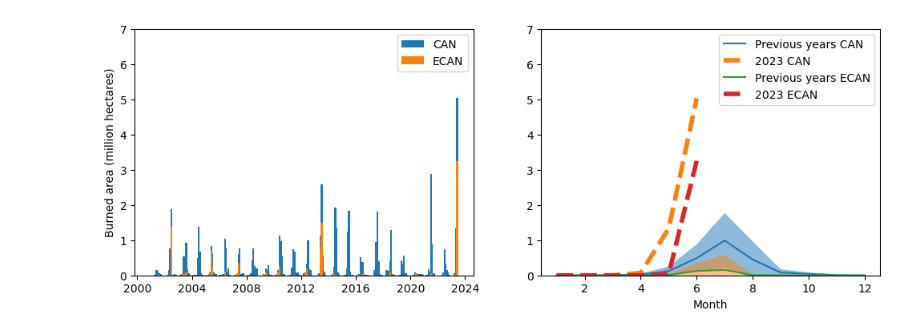
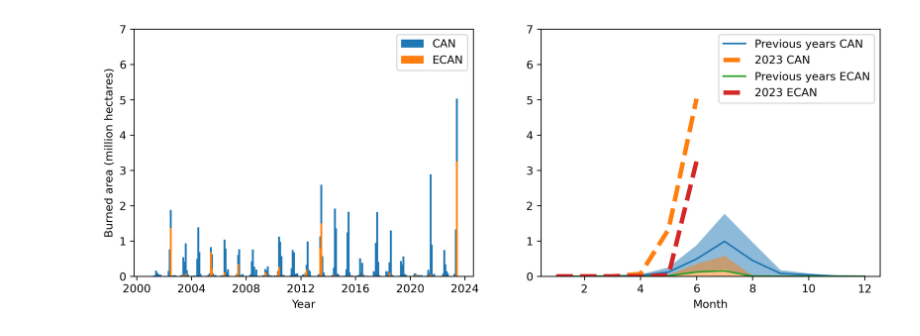
Before and after one commit to jinmuluo/ABCI, a Jupyter notebook: CanadianWilffire/BurnedAreaTrend.ipynb, the cells around one changed output. Cells and saved outputs as stored; diff of their text form; code cells hidden in the pictures.

```diff
--- a/CanadianWilffire/BurnedAreaTrend.ipynb
+++ b/CanadianWilffire/BurnedAreaTrend.ipynb
@@ -15,28 +15,30 @@ ecDataset2.index.names = ['Month']
 cDataset2 = cDataset.pivot_table(index=dates.month, columns=dates.year, values='count')
 cDataset2.index.names = ['Month']
 # %%
-fig,ax = plt.subplots(1, 2, figsize=(12, 4))
+fig,ax = plt.subplots(1, 2, dpi=300, figsize=(12, 4))
 ax[0].bar(ecDataset.index, cDataset['count']*500*500/10000/1e6, width=50, label='CAN')
 ax[0].bar(ecDataset.index, ecDataset['count']*500*500/10000/1e6, width=50, label='ECAN')
 ax[0].set_ylim(0, 7)
 ax[0].set_ylabel('Burned area (million hectares)')
+ax[0].set_xlabel('Year')
 ax[0].legend()
 
 c_mean = cDataset2.loc[:, 2001:2022].mean(axis=1)*500*500/10000/1e6
 c_std = cDataset2.loc[:, 2001:2022].std(axis=1)*500*500/10000/1e6
 c_mean.plot(ax=ax[1], legend=False, label='Previous years CAN')
 (cDataset2[2023]*500*500/10000/1e6).plot(ax=ax[1],  label='2023 CAN', style='--', linewidth=4.0)
 ax[1].fill_between(c_mean.index,c_mean.values - c_std.values, c_mean.values + c_std.values, alpha=0.5)
 
 ec_mean = ecDataset2.loc[:, 2001:2022].mean(axis=1)*500*500/10000/1e6
 ec_std = ecDataset2.loc[:, 2001:2022].std(axis=1)*500*500/10000/1e6
 ec_mean.plot(ax=ax[1], legend=False, label='Previous years ECAN')
 (ecDataset2[2023]*500*500/10000/1e6).plot(ax=ax[1],  label='2023 ECAN', style='--', linewidth=4.0)
 ax[1].fill_between(ec_mean.index,ec_mean.values - ec_std.values, ec_mean.values + ec_std.values, alpha=0.5)
 ax[1].set_ylim(0, 7)
 ax[1].legend()
 
 plt.legend()
+plt.savefig('figure1_BurnedAreaTrend.jpg')
 plt.show()
 # %% [output]
-[figure, old version]
+[figure, new version]
```
